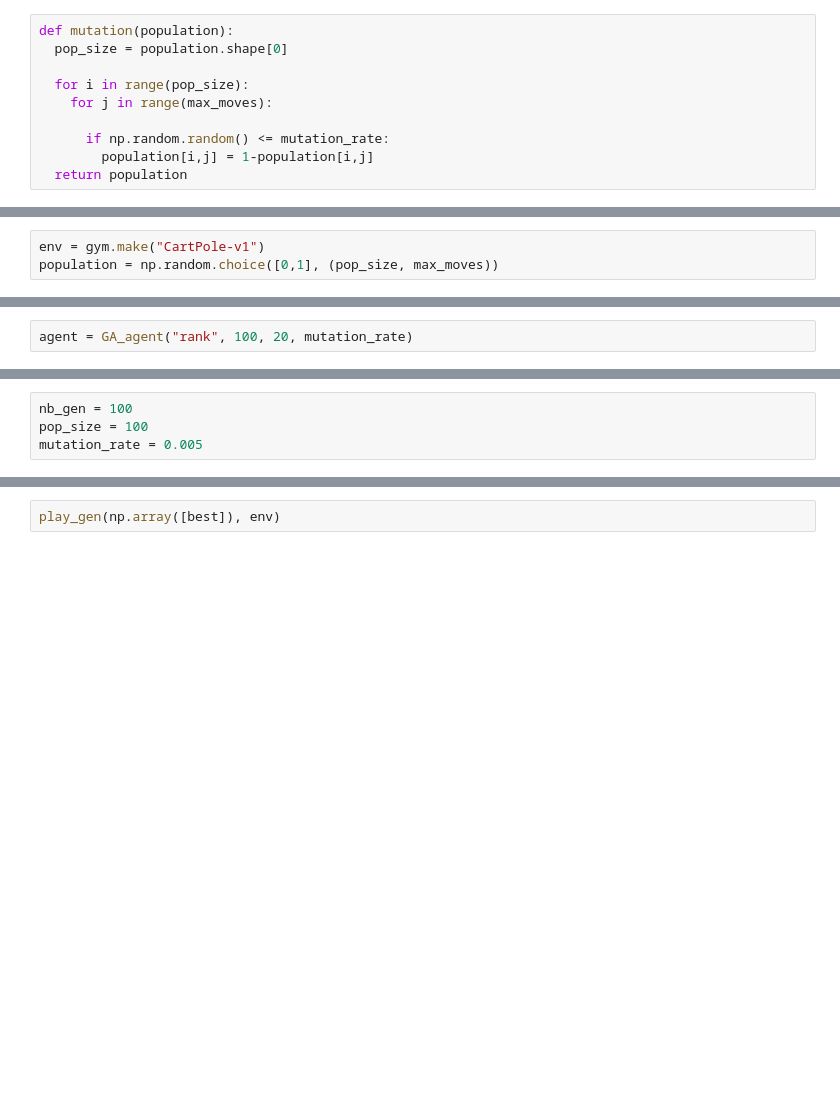
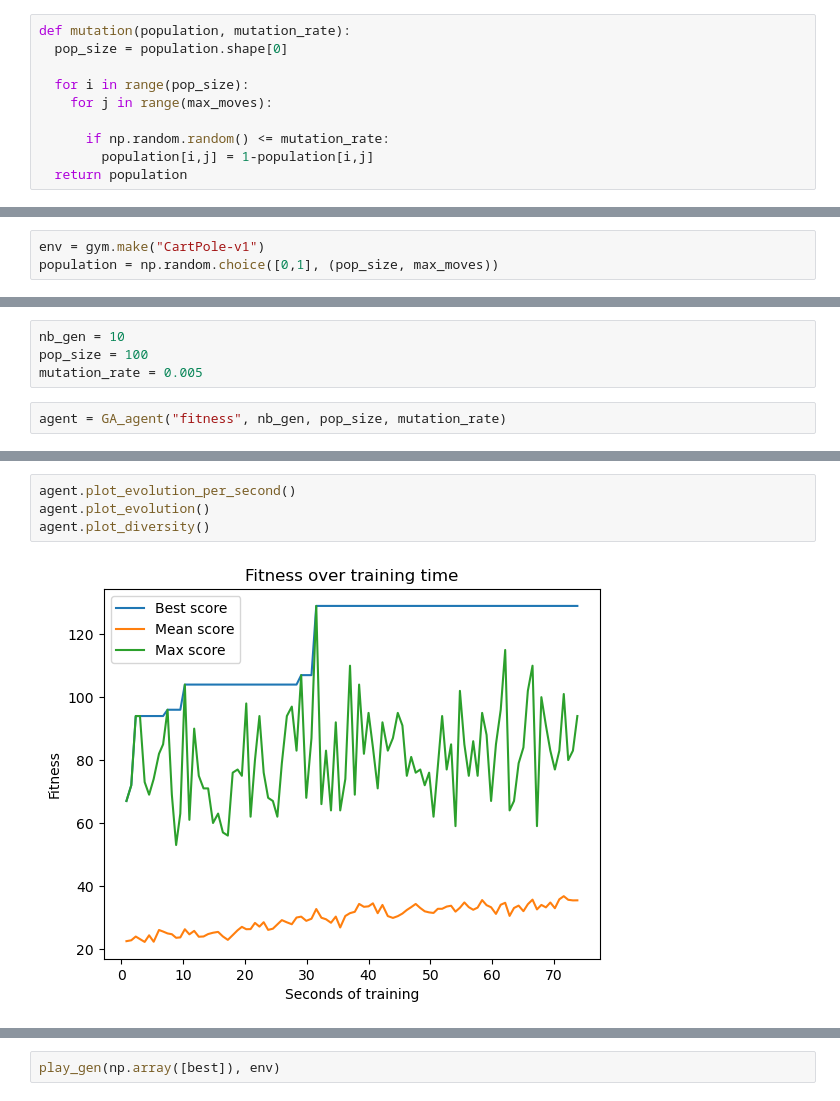
Before and after one commit to MelvinGode/RL_GA_Analysis, a Jupyter notebook: cart_pole/GA/GA_test.ipynb, the cells around one changed output, grey strips where cells are left out. Cells and saved outputs as stored; diff of their text form; blank space fills up the shorter version.

```diff
--- a/cart_pole/GA/GA_test.ipynb
+++ b/cart_pole/GA/GA_test.ipynb
@@ -56,7 +50,7 @@ def crossover(pairs, population):
 
   return new_gen
 # %%
-def mutation(population):
+def mutation(population, mutation_rate):
   pop_size = population.shape[0]
 
   for i in range(pop_size):
@@ -187,3 +219,7 @@ class GA_agent():
+# %%
+nb_gen = 10
+pop_size = 100
+mutation_rate = 0.005
 # %%
-agent = GA_agent("rank", 100, 20, mutation_rate)
+agent = GA_agent("fitness", nb_gen, pop_size, mutation_rate)
 # %%
@@ -247,4 +231,6 @@ def evolve(selection, nb_gen, pop_size, mutation_rate, elitism=0):
-# %%
-nb_gen = 100
-pop_size = 100
-mutation_rate = 0.005
+# %%
+agent.plot_evolution_per_second()
+agent.plot_evolution()
+agent.plot_diversity()
+# %% [output]
+[figure, added]
```
Also changed, not shown: parts of 8 cells of this notebook.
